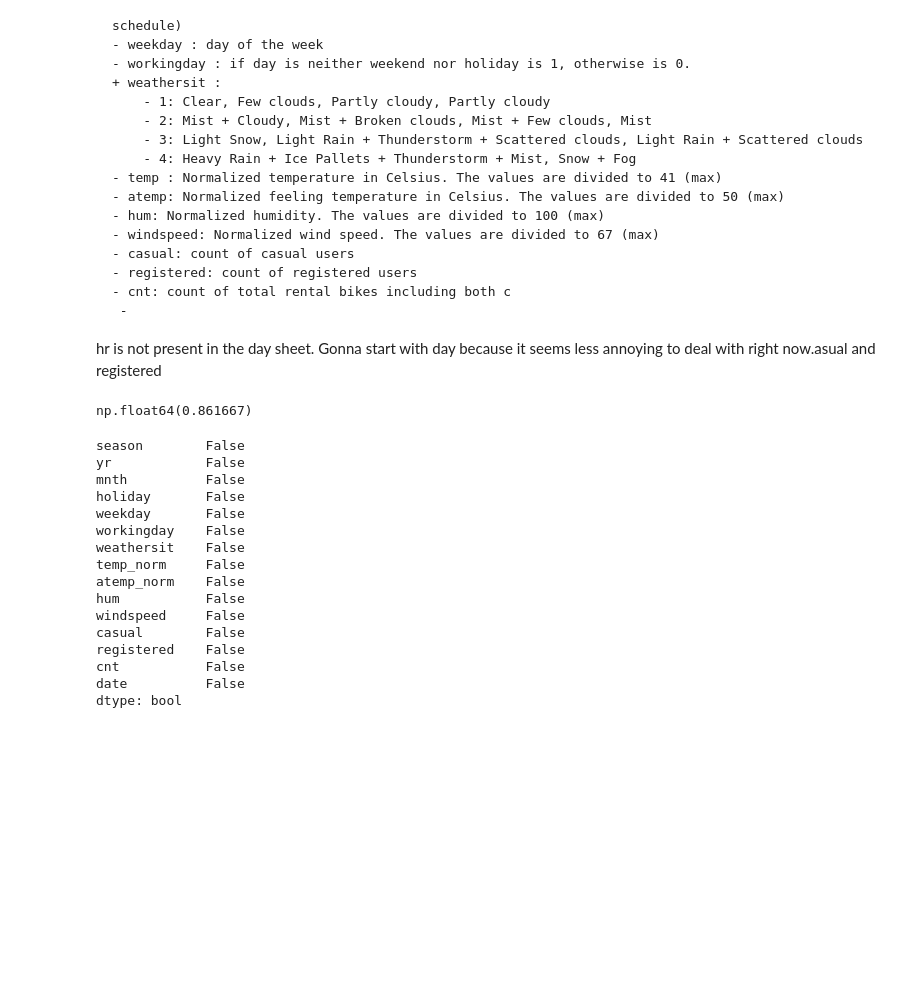
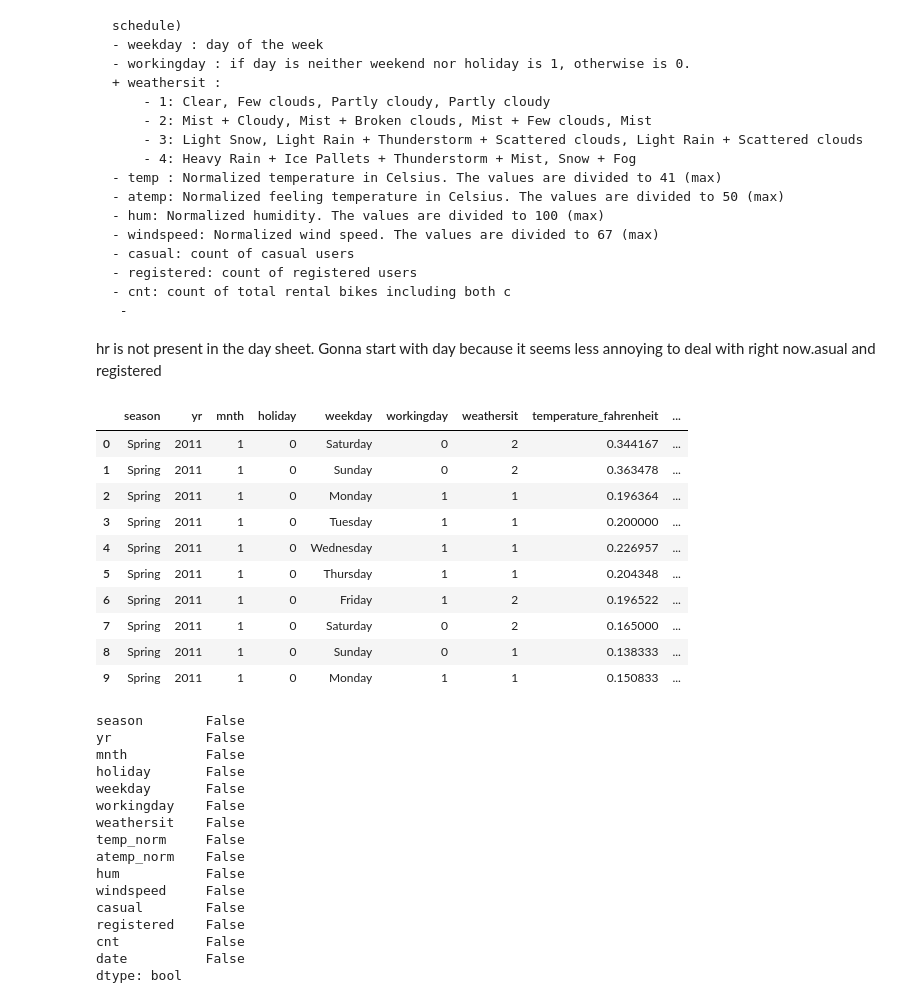
Before and after one commit to nageshwarsam/320-Final-Project, a Jupyter notebook: Data_Cleaning.ipynb, the cells around one changed output. Saved outputs shown, nothing was run; the diff lists cells and outputs as text; code cells hidden in the pictures; blank space fills up the shorter version.

```diff
--- a/Data_Cleaning.ipynb
+++ b/Data_Cleaning.ipynb
@@ -44,18 +44,28 @@ df = df.rename(columns = {"temp": "temp_norm", "atemp": "atemp_norm"})
 # %%
 # for more presentable data. yay!
 df_presentable = df
 df_presentable['weekday'] = df_presentable['weekday'].map({6: "Saturday", 0: "Sunday", 1: "Monday", 2: "Tuesday", 3: "Wednesday", 4: "Thursday", 5: "Friday"})
 df_presentable['season'] = df_presentable['season'].map({1: "Spring", 2: "Summer", 3: "Fall", 4: "Winter"})
 
 df_presentable['temp_norm'] = (df_presentable['temp_norm'])
 df_presentable['atemp_norm'] = ((df_presentable['atemp_norm'] * 50) * 1.8) + 32
 df_presentable['windspeed'] = df_presentable['windspeed'] * 67
 df_presentable = df_presentable.rename(columns = {"temp_norm": "temperature_fahrenheit", "atemp_norm": "feeling_temperature_fahrenheit"})
+df_presentable['yr'] = df_presentable['yr'] + 2011
 
 df_presentable.head(10)
-df_presentable["temperature_fahrenheit"].max()
 # %% [output]
-np.float64(0.861667)
+|  | season | yr | mnth | holiday | weekday | workingday | weathersit | temperature_fahrenheit | ... |
+| 0 | Spring | 2011 | 1 | 0 | Saturday | 0 | 2 | 0.344167 | ... |
+| 1 | Spring | 2011 | 1 | 0 | Sunday | 0 | 2 | 0.363478 | ... |
+| 2 | Spring | 2011 | 1 | 0 | Monday | 1 | 1 | 0.196364 | ... |
+| 3 | Spring | 2011 | 1 | 0 | Tuesday | 1 | 1 | 0.200000 | ... |
+| 4 | Spring | 2011 | 1 | 0 | Wednesday | 1 | 1 | 0.226957 | ... |
+| 5 | Spring | 2011 | 1 | 0 | Thursday | 1 | 1 | 0.204348 | ... |
+| 6 | Spring | 2011 | 1 | 0 | Friday | 1 | 2 | 0.196522 | ... |
+| 7 | Spring | 2011 | 1 | 0 | Saturday | 0 | 2 | 0.165000 | ... |
+| 8 | Spring | 2011 | 1 | 0 | Sunday | 0 | 1 | 0.138333 | ... |
+| 9 | Spring | 2011 | 1 | 0 | Monday | 1 | 1 | 0.150833 | ... |
 # %%
 # checking if there are any na or nulls in the dataframe. no, which is really good actually
 df.isna().any()
```
Also changed, not shown: parts of 4 cells of this notebook, 2 other files.
